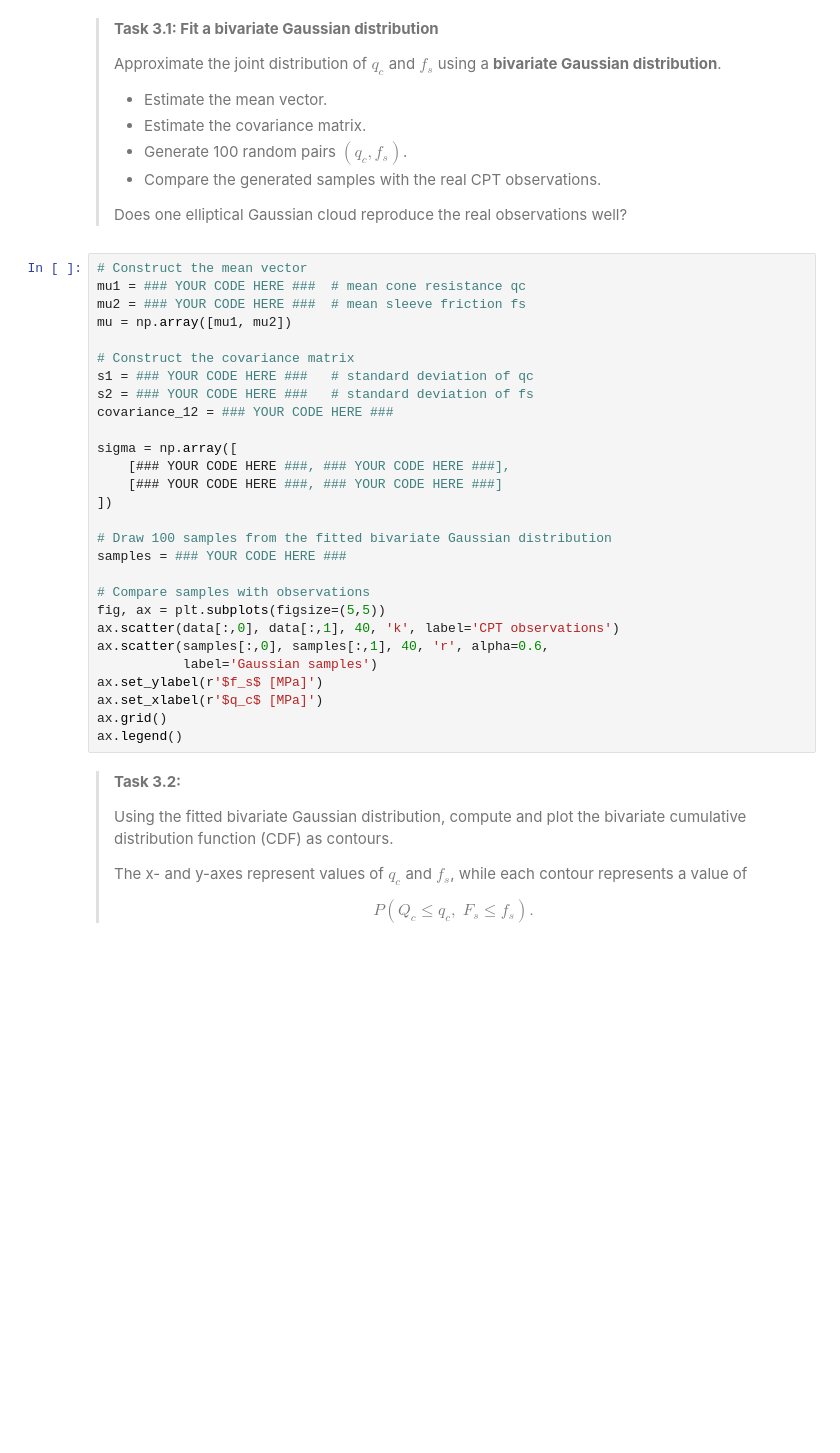
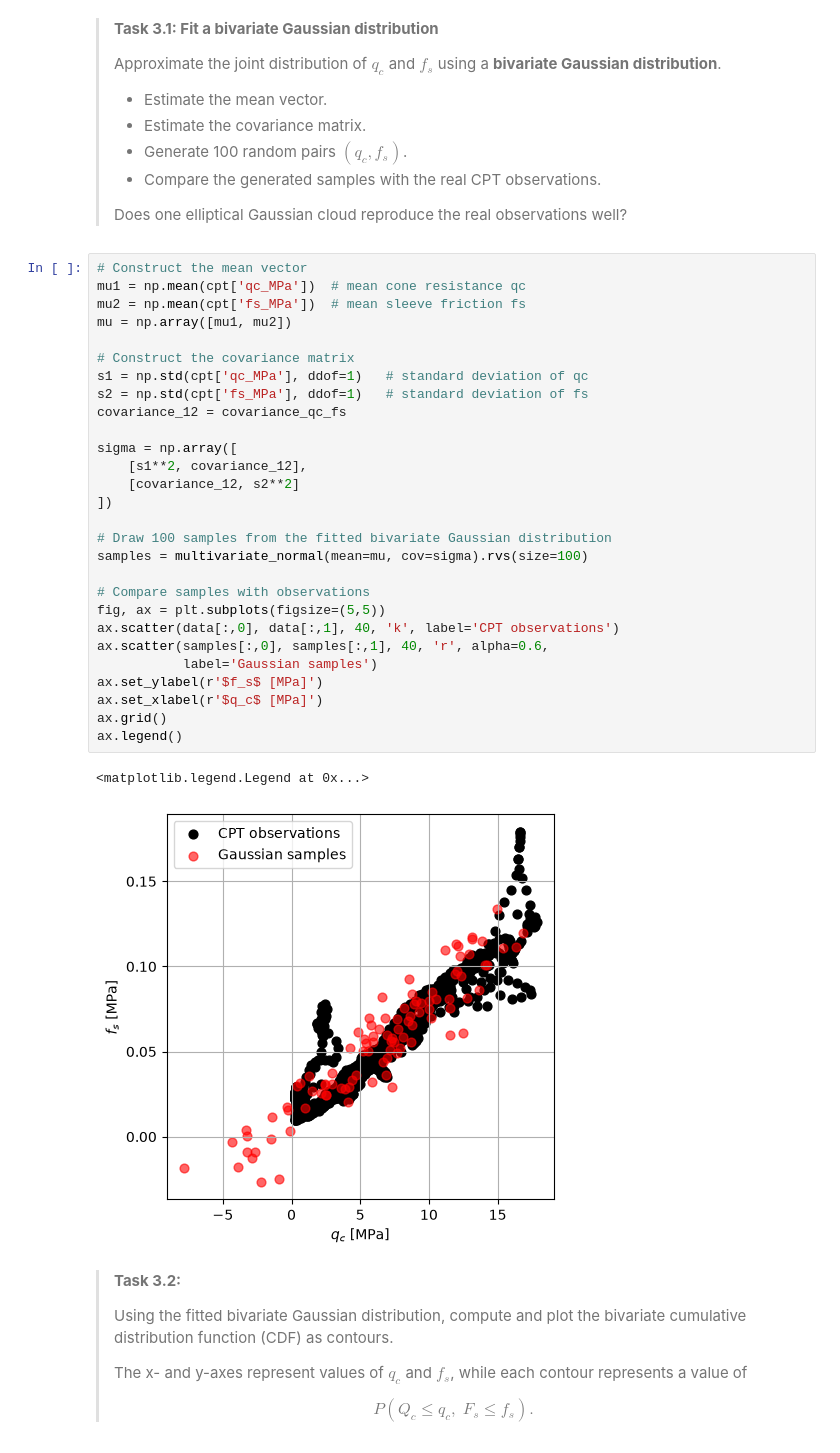
Before and after one commit to Wiggy-020/WS1.5, a Jupyter notebook: Bivariate_Gaussian_CPT_data.ipynb, the cells around one changed output. Cells and saved outputs as stored; diff of their text form; blank space fills up the shorter version.

```diff
--- a/Bivariate_Gaussian_CPT_data.ipynb
+++ b/Bivariate_Gaussian_CPT_data.ipynb
@@ -180,32 +180,35 @@ Pearson's correlation coefficient between qc and fs is 0.93
 > Does one elliptical Gaussian cloud reproduce the real observations well?
 # %%
 # Construct the mean vector
-mu1 = ### YOUR CODE HERE ###  # mean cone resistance qc
-mu2 = ### YOUR CODE HERE ###  # mean sleeve friction fs
+mu1 = np.mean(cpt['qc_MPa'])  # mean cone resistance qc
+mu2 = np.mean(cpt['fs_MPa'])  # mean sleeve friction fs
 mu = np.array([mu1, mu2])
 
 # Construct the covariance matrix
-s1 = ### YOUR CODE HERE ###   # standard deviation of qc
-s2 = ### YOUR CODE HERE ###   # standard deviation of fs
-covariance_12 = ### YOUR CODE HERE ###
+s1 = np.std(cpt['qc_MPa'], ddof=1)   # standard deviation of qc
+s2 = np.std(cpt['fs_MPa'], ddof=1)   # standard deviation of fs
+covariance_12 = covariance_qc_fs
 
 sigma = np.array([
-    [### YOUR CODE HERE ###, ### YOUR CODE HERE ###],
-    [### YOUR CODE HERE ###, ### YOUR CODE HERE ###]
+    [s1**2, covariance_12],
+    [covariance_12, s2**2]
 ])
 
 # Draw 100 samples from the fitted bivariate Gaussian distribution
-samples = ### YOUR CODE HERE ###
+samples = multivariate_normal(mean=mu, cov=sigma).rvs(size=100)
 
 # Compare samples with observations
 fig, ax = plt.subplots(figsize=(5,5))
 ax.scatter(data[:,0], data[:,1], 40, 'k', label='CPT observations')
 ax.scatter(samples[:,0], samples[:,1], 40, 'r', alpha=0.6,
            label='Gaussian samples')
 ax.set_ylabel(r'$f_s$ [MPa]')
 ax.set_xlabel(r'$q_c$ [MPa]')
 ax.grid()
 ax.legend()
+# %% [output]
+<matplotlib.legend.Legend at 0x...>
+[figure, added]
 # %% [markdown]
 > **Task 3.2:**
 >
```
Also changed, not shown: parts of 2 cells of this notebook.
